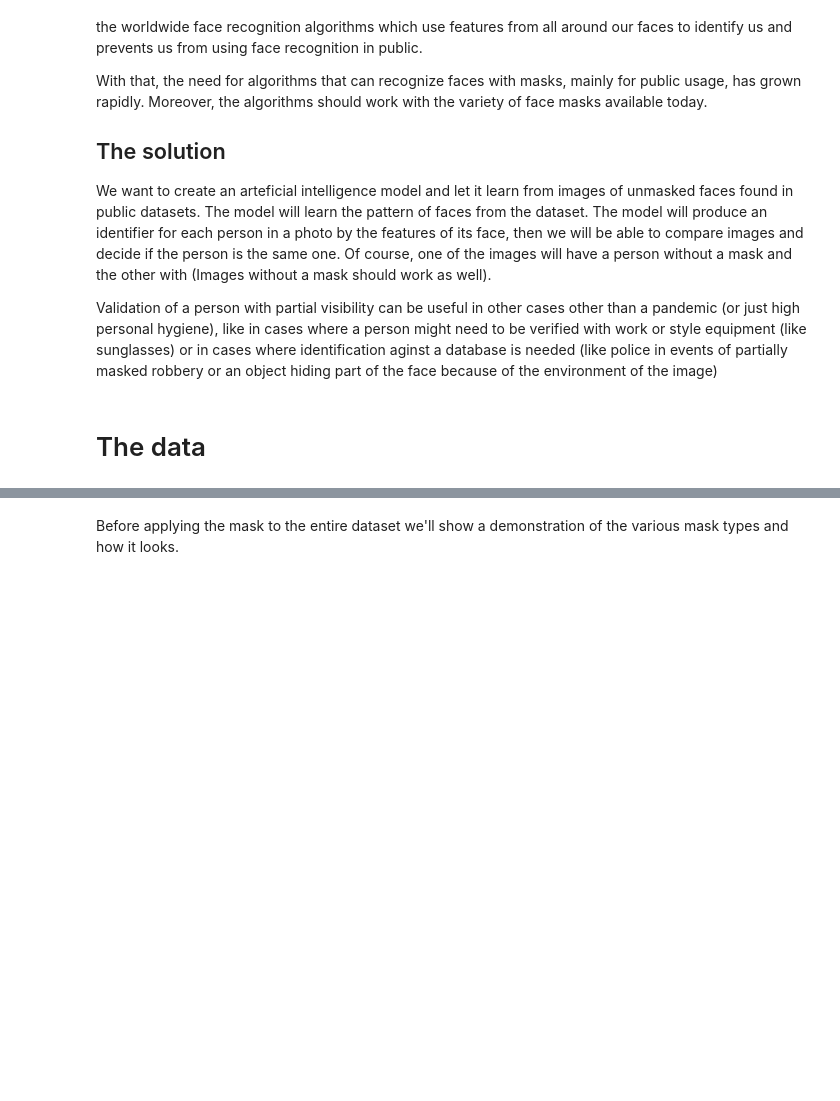
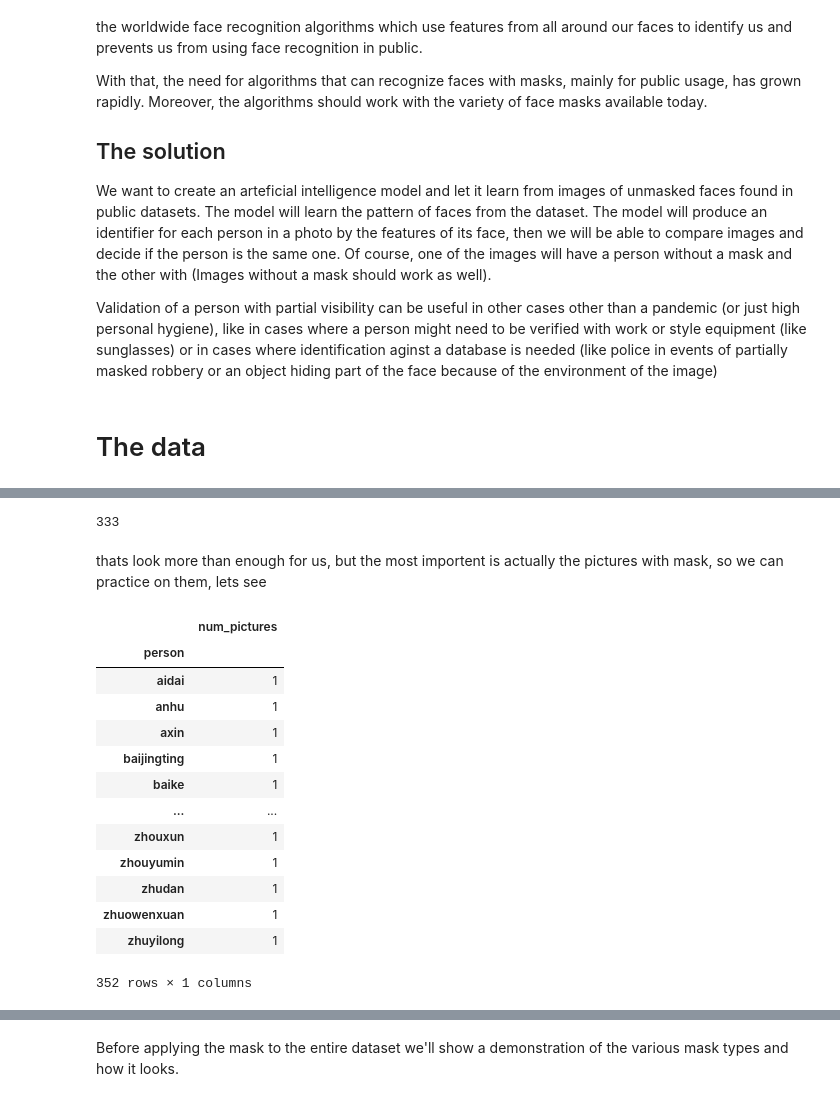
Before and after one commit to ofekari/MaskedFaceDetection, a Jupyter notebook: MaskedFaceDetectionNotebook.ipynb, the cells around one changed output, grey strips where cells are left out. Saved outputs shown, nothing was run; the diff lists cells and outputs as text; code cells hidden in the pictures; blank space fills up the shorter version.

```diff
--- a/MaskedFaceDetectionNotebook.ipynb
+++ b/MaskedFaceDetectionNotebook.ipynb
@@ -108,0 +142,39 @@ That would require us to detect the face in the image, extract the right feature
+# %%
+BASE_PATH = "datazip/AFDB_face_dataset/"
+train = []
+for path in glob.iglob(os.path.join(BASE_PATH, "**", "*.jpg")):
+    person = path.split("/")[-2]
+    train.append({"person":person, "path": path})
+
+train = pd.DataFrame(train)
+train = train.groupby("person").size()
+train.min()
+# %% [output]
+333
+# %% [markdown]
+thats look more than enough for us, but the most importent is actually the pictures with mask, so we can practice on them, lets see
+# %%
+BASE_PATH = "datazip/AFDB_masked_face_dataset/"
+train = []
+for path in glob.iglob(os.path.join(BASE_PATH, "**", "*.jpg")):
+    person = path.split("/")[-2]
+    train.append({"person":person, "path": path})
+
+train = pd.DataFrame(train)
+train = train.groupby("person").size().reset_index(name="num_pictures")
+train.groupby("person").count()
+# %% [output]
+|  | num_pictures |
+| person |  |
+| aidai | 1 |
+| anhu | 1 |
+| axin | 1 |
+| baijingting | 1 |
+| baike | 1 |
+| ... | ... |
+| zhouxun | 1 |
+| zhouyumin | 1 |
+| zhudan | 1 |
+| zhuowenxuan | 1 |
+| zhuyilong | 1 |
+352 rows × 1 columns
```
Also changed, not shown: parts of 8 cells of this notebook.
